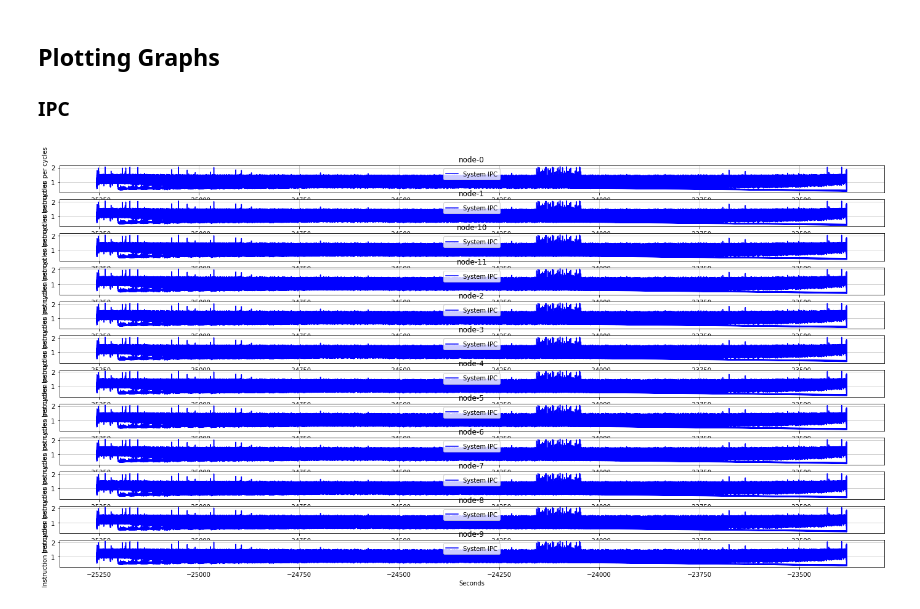
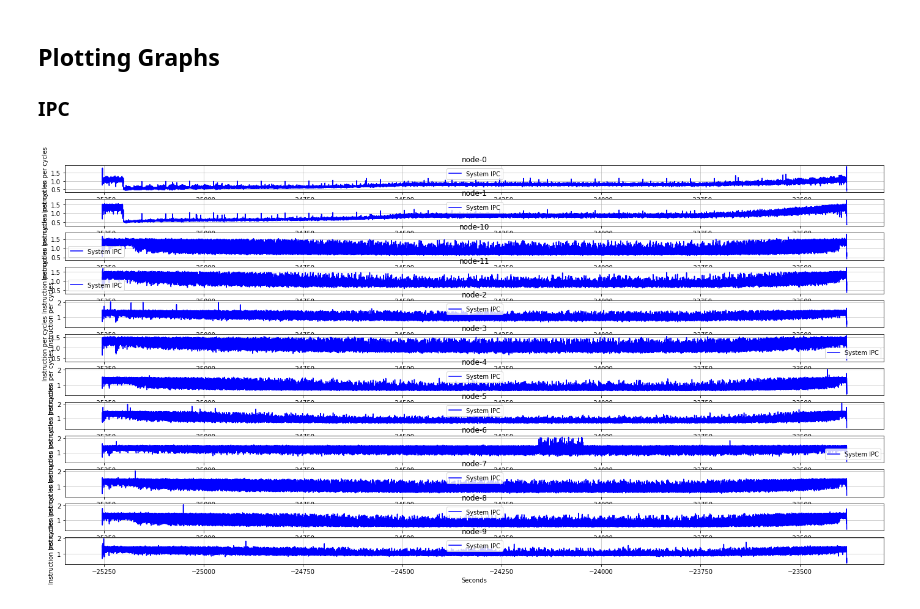
Before and after one commit to unkemptArc99/BuzzBlogBenchmark-1, a Jupyter notebook: analysis/notebooks/PcmAnalysis.ipynb, the cells around one changed output. Saved outputs shown, nothing was run; the diff lists cells and outputs as text; code cells hidden in the pictures.

Commit message:
Fixing the graph plotting for individual nodes

```diff
--- a/analysis/notebooks/PcmAnalysis.ipynb
+++ b/analysis/notebooks/PcmAnalysis.ipynb
@@ -43,13 +43,13 @@ system_stats.set_index('Timestamp', inplace=True)
 # %%
 system_stats['System IPC'] = system_stats.apply(lambda r: float(r['System IPC']), axis=1)
 fig = plt.figure(figsize=(24,12))
 node_names = sorted(system_stats['Node Name'].unique())
 df = system_stats.loc[:, ['System IPC', 'Node Name']]
 for (i, node) in enumerate(node_names):
     dfi = df[(df['Node Name'] == node)]
     ax = fig.add_subplot(len(node_names), 1, i+1)
     ax.grid(alpha=0.75)
-    df.plot(ax=ax, kind="line", title="%s" % node, xlabel="Seconds", ylabel="Instruction per cycles", color="blue", grid=True)
+    dfi.plot(ax=ax, kind="line", title="%s" % node, xlabel="Seconds", ylabel="Instruction per cycles", color="blue", grid=True)
     plt.subplots_adjust(hspace=0.25)
 # %% [output]
-[figure, old version]
+[figure, new version]
```
